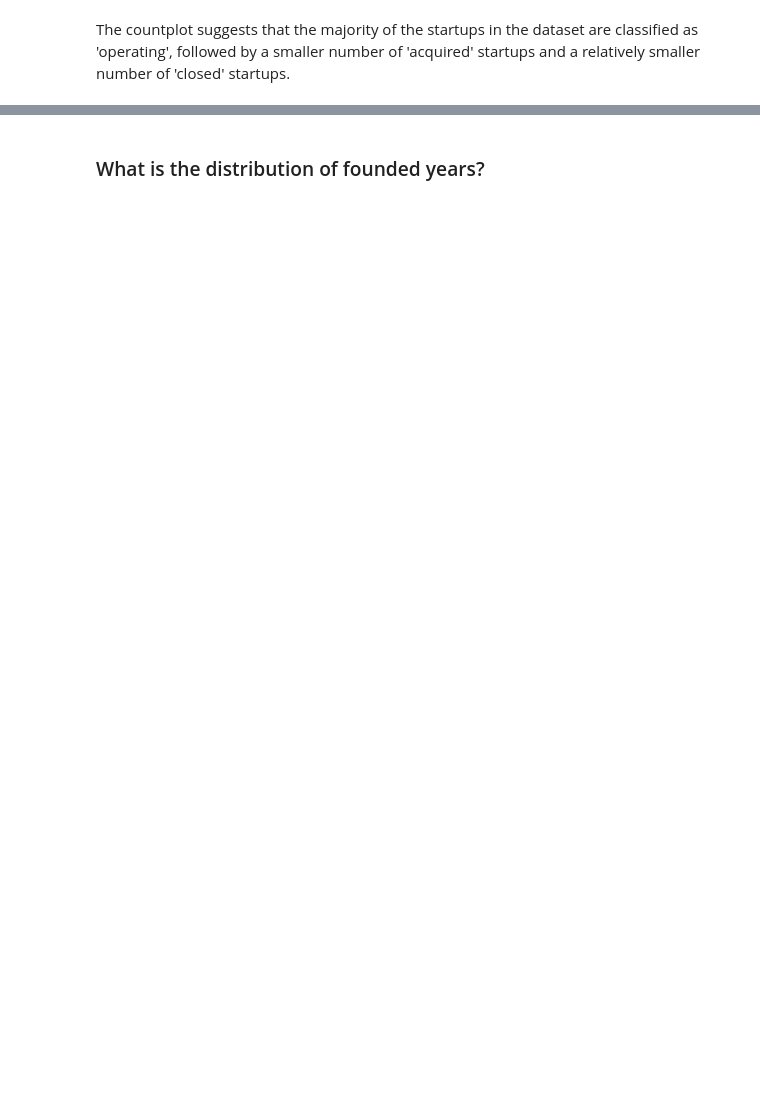
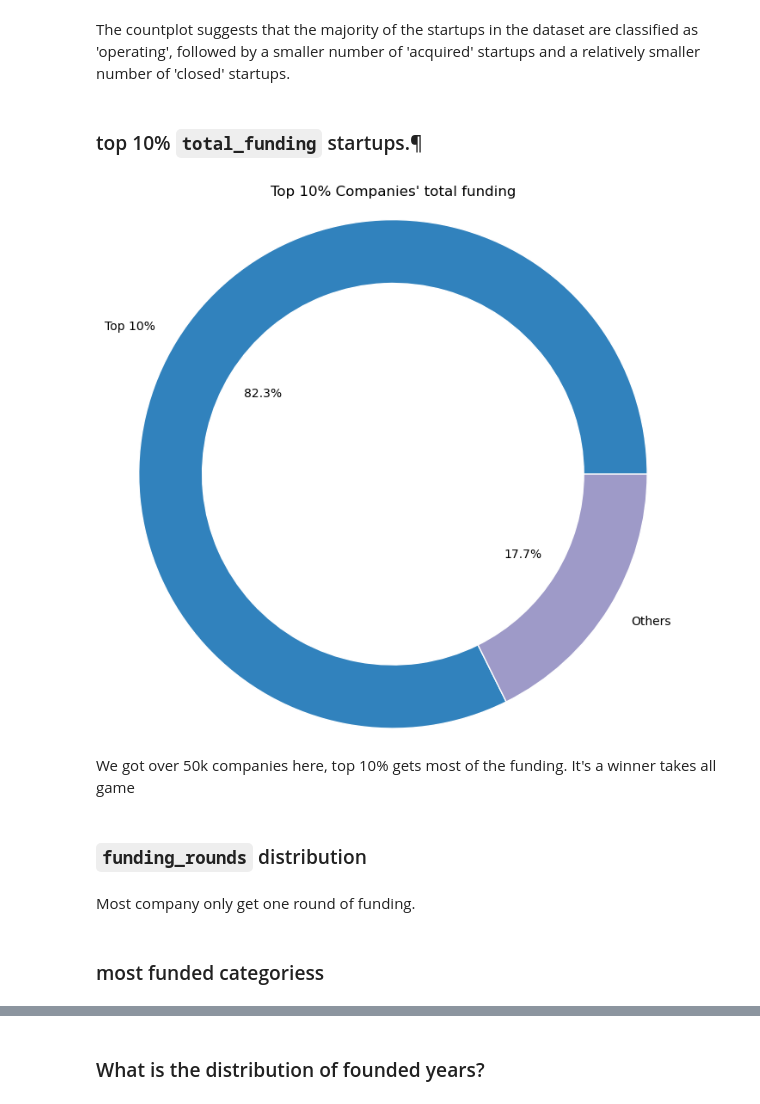
Before and after one commit to FirenziaF/STARTUP-FUNDING-ANALYSIS, a Jupyter notebook: notebook.ipynb, the cells around one changed output, grey strips where cells are left out. Saved outputs shown, nothing was run; the diff lists cells and outputs as text; code cells hidden in the pictures; blank space fills up the shorter version.

```diff
--- a/notebook.ipynb
+++ b/notebook.ipynb
@@ -566,3 +566,22 @@ fig.show()
 [interactive output not drawn]
 # %% [markdown]
 The countplot suggests that the majority of the startups in the dataset are classified as 'operating', followed by a smaller number of 'acquired' startups and a relatively smaller number of 'closed' startups.
+# %% [markdown]
+### top 10% `total_funding` startups.¶
+# %%
+top_fund=(data.funding_total_usd.sort_values(ascending=False)[1:5000].sum())/(data.funding_total_usd.sort_values(ascending=False).sum())
+
+plt.figure()
+cmap = plt.get_cmap("tab20c")
+outer_colors = cmap(np.arange(2)*13)
+plt.pie([top_fund,1-top_fund], radius=2, colors=outer_colors,labels=['Top 10%','Others'],autopct='%1.1f%%',
+       wedgeprops=dict(width=0.5, edgecolor='w'))
+plt.title('Top 10% Companies\' total funding',pad=100)
+plt.show()
+# %% [output]
+[figure, added]
+# %% [markdown]
+We got over 50k companies here, top 10% gets most of the funding.
+It's a winner takes all game
+# %% [markdown]
+### `funding_rounds` distribution
@@ -569,3 +591,7 @@ The countplot suggests that the majority of the startups in the dataset are clas
+# %% [markdown]
+Most company only get one round of funding.
+# %% [markdown]
+### most funded categoriess
 # %%
 import wordcloud
 
```
Also changed, not shown: parts of 22 cells of this notebook.
